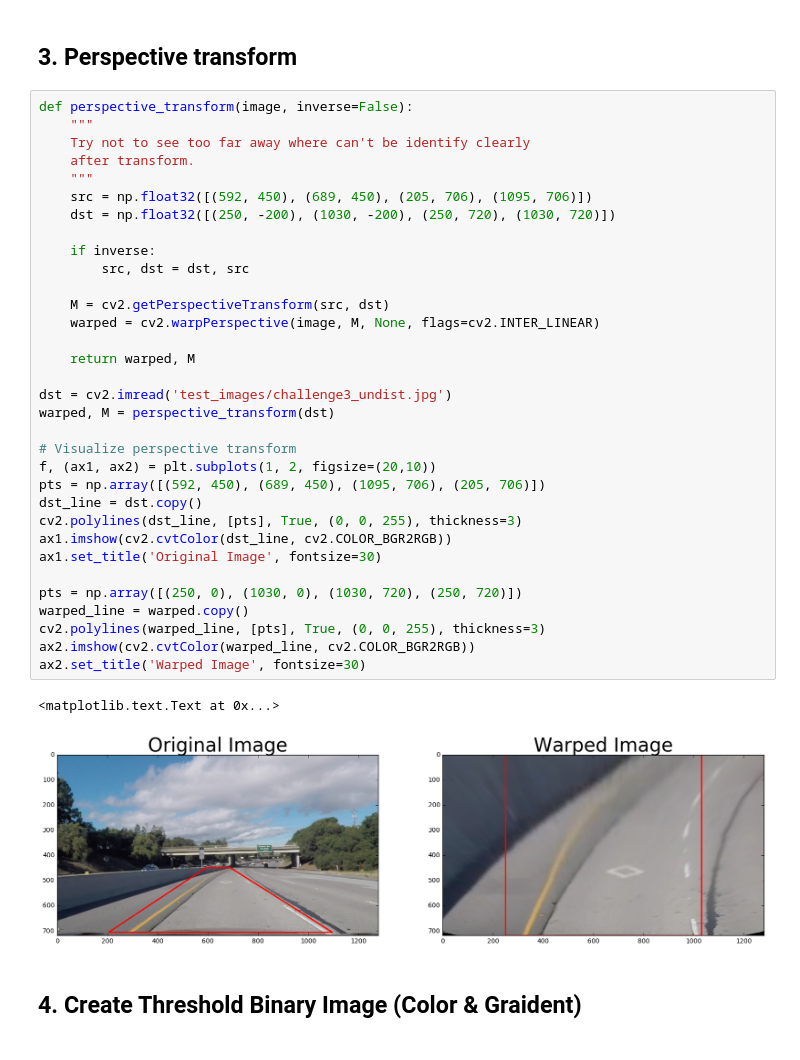
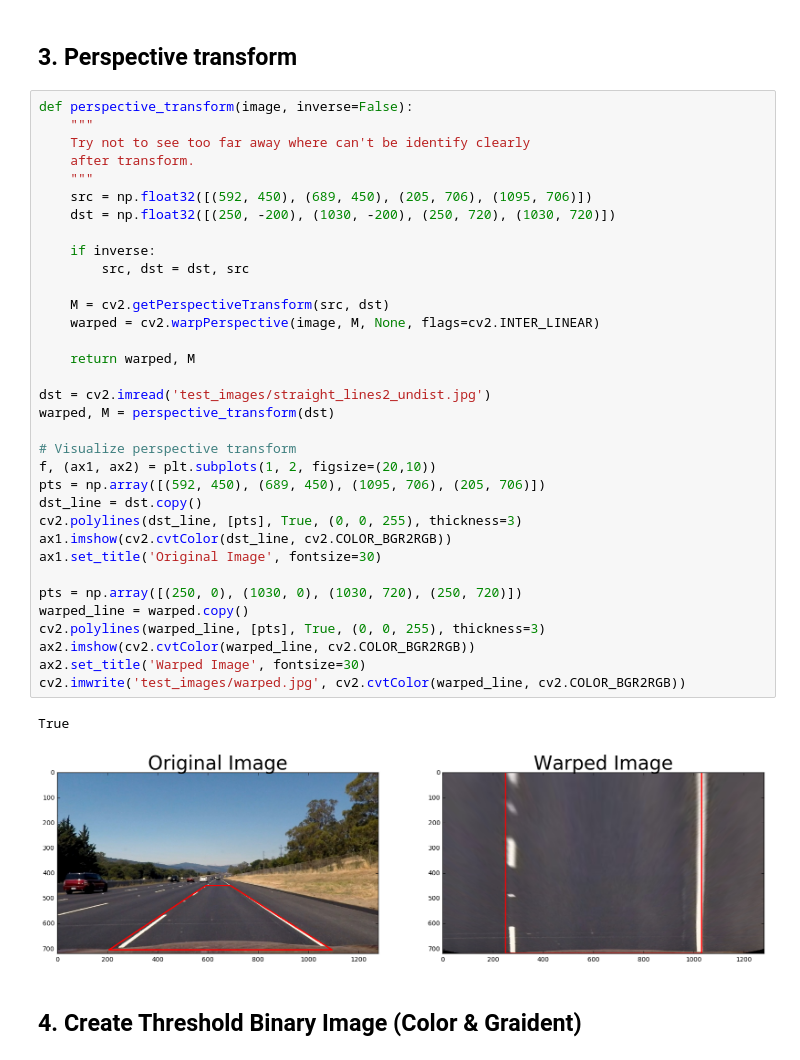
Before and after one commit to chc170/CarND-Advanced-Lane-Lines, a Jupyter notebook: project4.ipynb, the cells around one changed output. Drawn from its saved outputs; the diff is of its cells as text.

Commit message:
Tweaking line object

```diff
--- a/project4.ipynb
+++ b/project4.ipynb
@@ -102,36 +102,37 @@ def perspective_transform(image, inverse=False):
     Try not to see too far away where can't be identify clearly
     after transform.
     """
     src = np.float32([(592, 450), (689, 450), (205, 706), (1095, 706)])
     dst = np.float32([(250, -200), (1030, -200), (250, 720), (1030, 720)])
 
     if inverse:
         src, dst = dst, src
 
     M = cv2.getPerspectiveTransform(src, dst)
     warped = cv2.warpPerspective(image, M, None, flags=cv2.INTER_LINEAR)
 
     return warped, M
 
-dst = cv2.imread('test_images/challenge3_undist.jpg')
+dst = cv2.imread('test_images/straight_lines2_undist.jpg')
 warped, M = perspective_transform(dst)
 
 # Visualize perspective transform
 f, (ax1, ax2) = plt.subplots(1, 2, figsize=(20,10))
 pts = np.array([(592, 450), (689, 450), (1095, 706), (205, 706)])
 dst_line = dst.copy()
 cv2.polylines(dst_line, [pts], True, (0, 0, 255), thickness=3)
 ax1.imshow(cv2.cvtColor(dst_line, cv2.COLOR_BGR2RGB))
 ax1.set_title('Original Image', fontsize=30)
 
 pts = np.array([(250, 0), (1030, 0), (1030, 720), (250, 720)])
 warped_line = warped.copy()
 cv2.polylines(warped_line, [pts], True, (0, 0, 255), thickness=3)
 ax2.imshow(cv2.cvtColor(warped_line, cv2.COLOR_BGR2RGB))
 ax2.set_title('Warped Image', fontsize=30)
+cv2.imwrite('test_images/warped.jpg', cv2.cvtColor(warped_line, cv2.COLOR_BGR2RGB))
 # %% [output]
-<matplotlib.text.Text at 0x...>
+True
-[figure, old version]
+[figure, new version]
 # %% [markdown]
 ## 4. Create Threshold Binary Image (Color & Graident)
 # %% [markdown]
```
Also changed, not shown: parts of 14 cells of this notebook, 4 other files.
